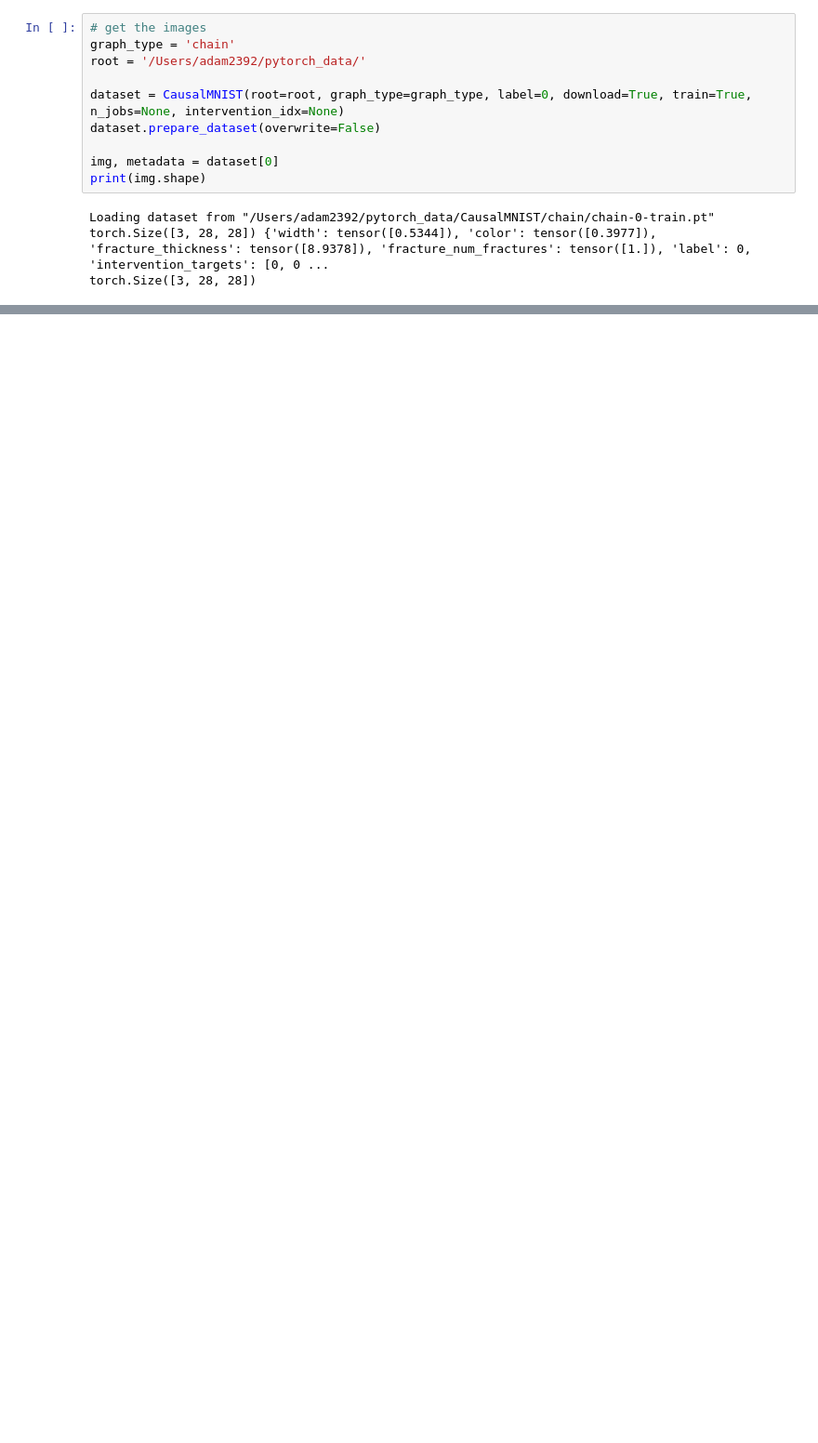
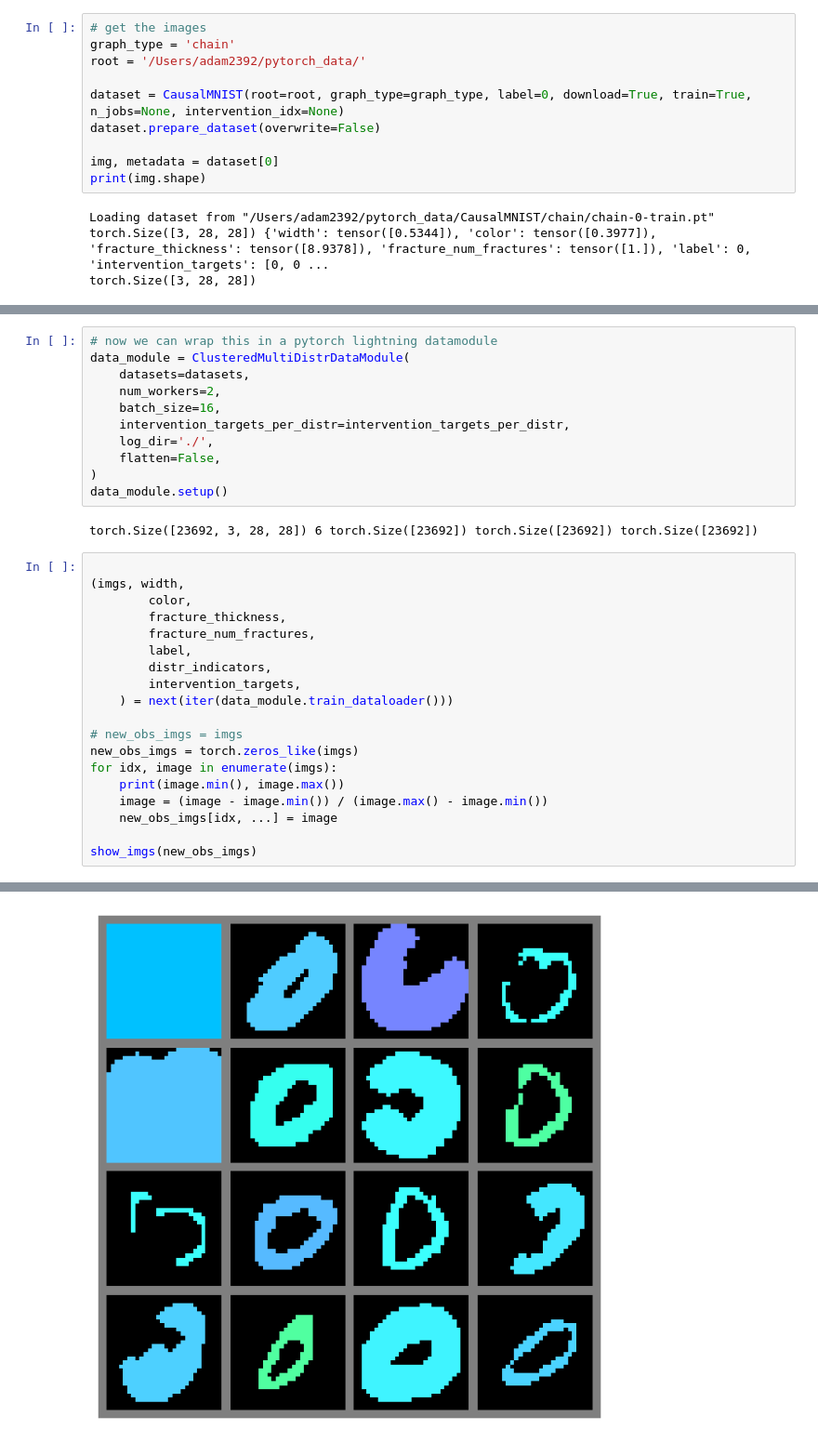
Before and after one commit to tree1111/CDRL, a Jupyter notebook: notebooks/Inspect Trained Models.ipynb, the cells around one changed output, grey strips where cells are left out. Shown at 93% size. Drawn from its saved outputs; the diff is of its cells as text; blank space fills up the shorter version.

```diff
--- a/notebooks/Inspect Trained Models.ipynb
+++ b/notebooks/Inspect Trained Models.ipynb
@@ -46,0 +92,33 @@ torch.Size([3, 28, 28])
+# %%
+# now we can wrap this in a pytorch lightning datamodule
+data_module = ClusteredMultiDistrDataModule(
+    datasets=datasets,
+    num_workers=2,
+    batch_size=16,
+    intervention_targets_per_distr=intervention_targets_per_distr,
+    log_dir='./',
+    flatten=False,
+)
+data_module.setup()
+# %% [output]
+torch.Size([23692, 3, 28, 28]) 6 torch.Size([23692]) torch.Size([23692]) torch.Size([23692])
+# %%
+
+(imgs, width,
+        color,
+        fracture_thickness,
+        fracture_num_fractures,
+        label,
+        distr_indicators,
+        intervention_targets,
+    ) = next(iter(data_module.train_dataloader()))
+
+# new_obs_imgs = imgs
+new_obs_imgs = torch.zeros_like(imgs)
+for idx, image in enumerate(imgs):
+    print(image.min(), image.max())
+    image = (image - image.min()) / (image.max() - image.min())
+    new_obs_imgs[idx, ...] = image
+
+show_imgs(new_obs_imgs)
+# %% [output]
@@ -46,0 +141 @@ torch.Size([3, 28, 28])
+[figure, added]
```
Also changed, not shown: parts of 21 cells of this notebook, 7 other files.
